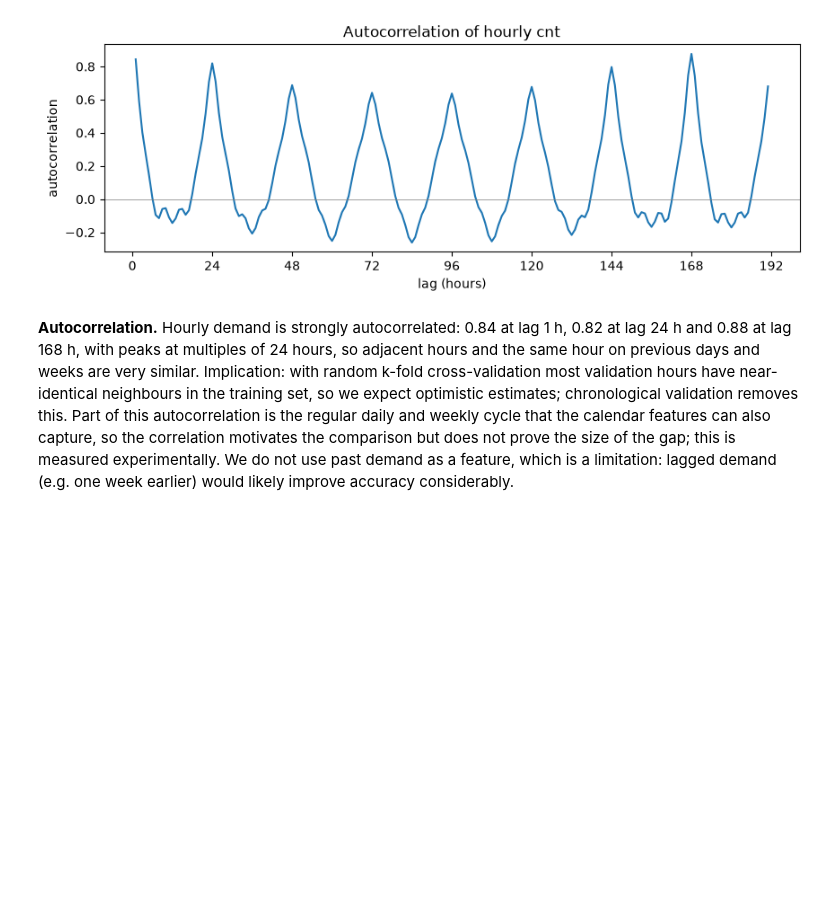
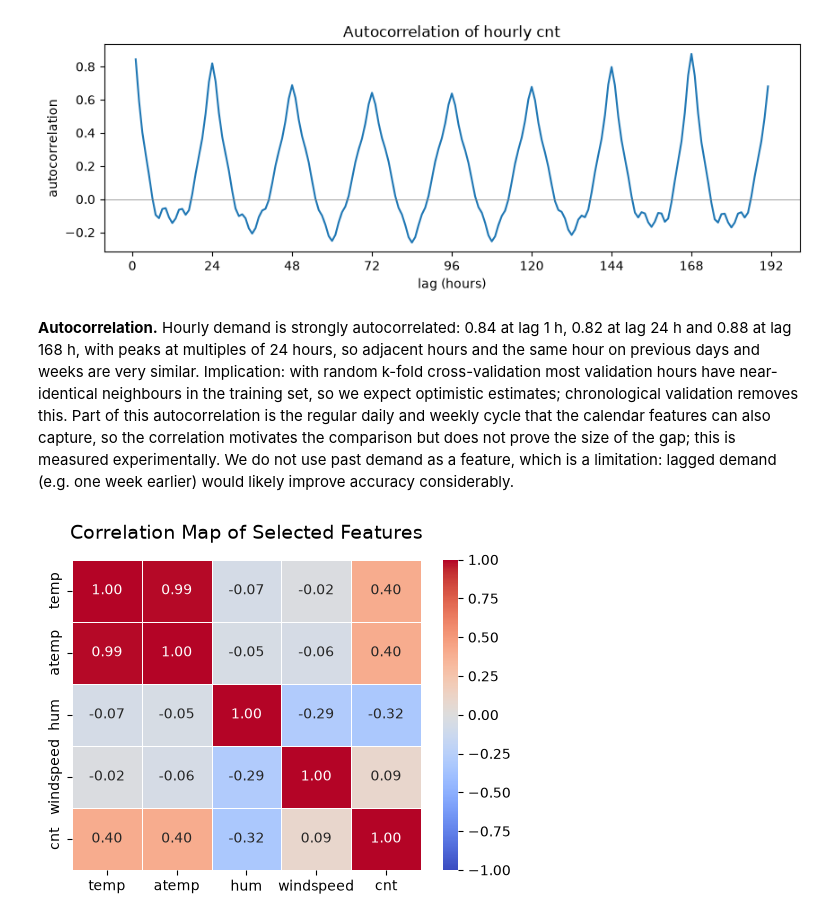
Before and after one commit to gghgfttd/ml-2026-MiniProject, a Jupyter notebook: 01_eda.ipynb, the cells around one changed output. Saved outputs shown, nothing was run; the diff lists cells and outputs as text; code cells hidden in the pictures; blank space fills up the shorter version.

```diff
--- a/01_eda.ipynb
+++ b/01_eda.ipynb
@@ -414,3 +422,24 @@ features can also capture, so the correlation motivates the comparison but
 does not prove the size of the gap; this is measured experimentally. We do
 not use past demand as a feature, which is a limitation: lagged demand (e.g.
 one week earlier) would likely improve accuracy considerably.
+# %%
+plt.figure(figsize=(5,4))
+features = ['temp', 'atemp', 'hum', 'windspeed', 'cnt']
+corr_subset = df[features]
+corr_matrix = corr_subset.corr()
+sns.heatmap(
+    corr_matrix,
+    annot=True,  # Displays the correlation value in each cell
+    cmap="coolwarm",  # Diverging color palette (blue = negative, red = positive)
+    vmin=-1,  # Forces scale minimum to -1
+    vmax=1,  # Forces scale maximum to 1
+    fmt=".2f",  # Limits decimal places to 2
+    linewidths=0.5,  # Adds a subtle white border between cells
+)
+
+plt.title("Correlation Map of Selected Features", fontsize=14, pad=15)
+plt.tight_layout()
+plt.savefig("figures/correlation_map.png", dpi=150, bbox_inches="tight")
+plt.show()
+# %% [output]
+[figure, added]
```
Also changed, not shown: parts of 14 cells of this notebook.
